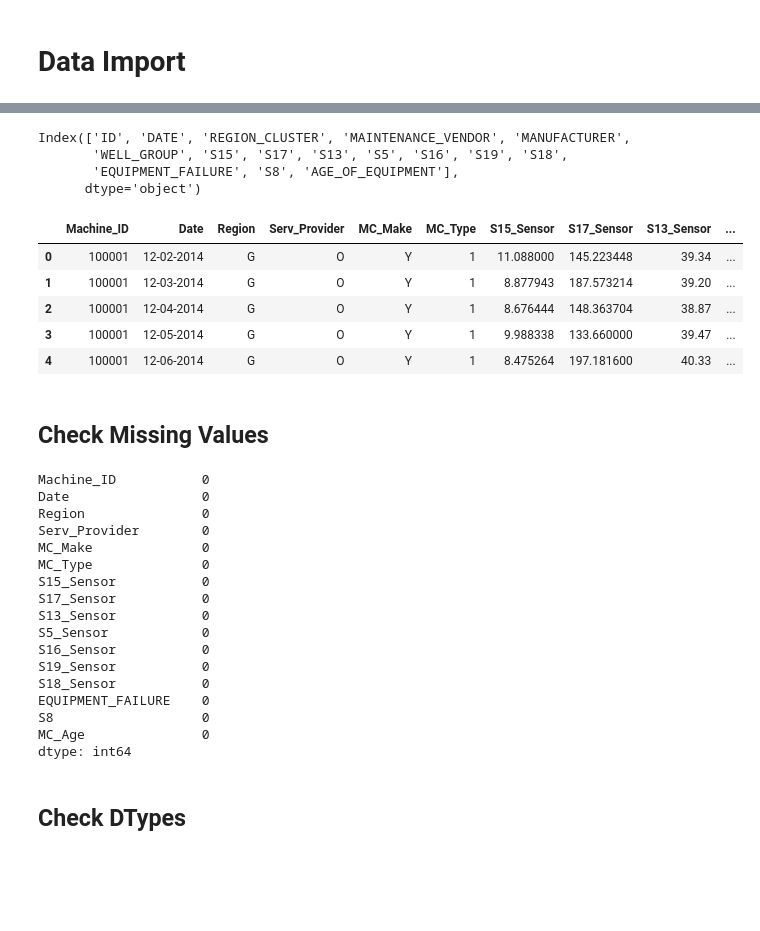
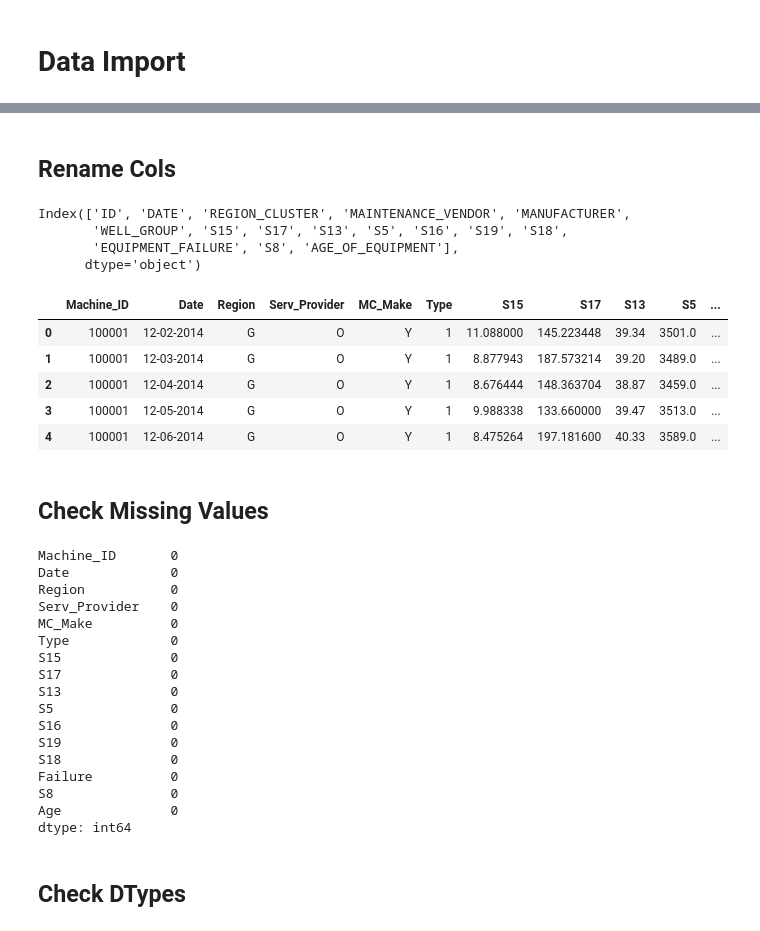
Before and after one commit to akshayyewle/Machine-Learning, a Jupyter notebook: 05 Machinery Predictive Maintenance/Python Code 01 - 30 Nov 2023.ipynb, the cells around one changed output, grey strips where cells are left out. Cells and saved outputs as stored; diff of their text form; code cells hidden in the pictures; blank space fills up the shorter version.

```diff
--- a/05 Machinery Predictive Maintenance/Python Code 01 - 30 Nov 2023.ipynb
+++ b/05 Machinery Predictive Maintenance/Python Code 01 - 30 Nov 2023.ipynb
@@ -21,6 +21,8 @@ df.head()
 | 2 | 100001 | 12-04-2014 | G | O | Y | 1 | 8.676444 | 148.363704 | ... |
 | 3 | 100001 | 12-05-2014 | G | O | Y | 1 | 9.988338 | 133.660000 | ... |
 | 4 | 100001 | 12-06-2014 | G | O | Y | 1 | 8.475264 | 197.181600 | ... |
+# %% [markdown]
+## **Rename Cols**
 # %%
 df.columns
 # %% [output]
@@ -29,39 +31,39 @@ Index(['ID', 'DATE', 'REGION_CLUSTER', 'MAINTENANCE_VENDOR', 'MANUFACTURER',
        'EQUIPMENT_FAILURE', 'S8', 'AGE_OF_EQUIPMENT'],
       dtype='object')
 # %%
-df.rename({'ID':'Machine_ID','DATE':'Date','WELL_GROUP':'MC_Type','REGION_CLUSTER':'Region',
-           'S15':'S15_Sensor','S17':'S17_Sensor','S13':'S13_Sensor','S5':'S5_Sensor','S16':'S16_Sensor',
-           'S19':'S19_Sensor','S18':'S18_Sensor','AGE_OF_EQUIPMENT':'MC_Age',
+df.rename({'ID':'Machine_ID','DATE':'Date','WELL_GROUP':'Type','REGION_CLUSTER':'Region',
+        #    'S15':'S15_Sensor','S17':'S17_Sensor','S13':'S13_Sensor','S5':'S5_Sensor','S16':'S16_Sensor','S19':'S19_Sensor','S18':'S18_Sensor',
+            'AGE_OF_EQUIPMENT':'Age','EQUIPMENT_FAILURE':'Failure',
            'MAINTENANCE_VENDOR':'Serv_Provider','MANUFACTURER':'MC_Make'},axis=1,inplace=True)
 df.head()
 # %% [output]
-|  | Machine_ID | Date | Region | Serv_Provider | MC_Make | MC_Type | S15_Sensor | S17_Sensor | S13_Sensor | ... |
-| 0 | 100001 | 12-02-2014 | G | O | Y | 1 | 11.088000 | 145.223448 | 39.34 | ... |
-| 1 | 100001 | 12-03-2014 | G | O | Y | 1 | 8.877943 | 187.573214 | 39.20 | ... |
-| 2 | 100001 | 12-04-2014 | G | O | Y | 1 | 8.676444 | 148.363704 | 38.87 | ... |
-| 3 | 100001 | 12-05-2014 | G | O | Y | 1 | 9.988338 | 133.660000 | 39.47 | ... |
-| 4 | 100001 | 12-06-2014 | G | O | Y | 1 | 8.475264 | 197.181600 | 40.33 | ... |
+|  | Machine_ID | Date | Region | Serv_Provider | MC_Make | Type | S15 | S17 | S13 | S5 | ... |
+| 0 | 100001 | 12-02-2014 | G | O | Y | 1 | 11.088000 | 145.223448 | 39.34 | 3501.0 | ... |
+| 1 | 100001 | 12-03-2014 | G | O | Y | 1 | 8.877943 | 187.573214 | 39.20 | 3489.0 | ... |
+| 2 | 100001 | 12-04-2014 | G | O | Y | 1 | 8.676444 | 148.363704 | 38.87 | 3459.0 | ... |
+| 3 | 100001 | 12-05-2014 | G | O | Y | 1 | 9.988338 | 133.660000 | 39.47 | 3513.0 | ... |
+| 4 | 100001 | 12-06-2014 | G | O | Y | 1 | 8.475264 | 197.181600 | 40.33 | 3589.0 | ... |
 # %% [markdown]
 ## **Check Missing Values**
 # %%
 df.isna().sum()
 # %% [output]
-Machine_ID           0
-Date                 0
-Region               0
-Serv_Provider        0
-MC_Make              0
-MC_Type              0
-S15_Sensor           0
-S17_Sensor           0
-S13_Sensor           0
-S5_Sensor            0
-S16_Sensor           0
-S19_Sensor           0
-S18_Sensor           0
-EQUIPMENT_FAILURE    0
-S8                   0
-MC_Age               0
+Machine_ID       0
+Date             0
+Region           0
+Serv_Provider    0
+MC_Make          0
+Type             0
+S15              0
+S17              0
+S13              0
+S5               0
+S16              0
+S19              0
+S18              0
+Failure          0
+S8               0
+Age              0
 dtype: int64
 # %% [markdown]
 ## **Check DTypes**
```
Also changed, not shown: parts of 19 cells of this notebook, 1 other file.
